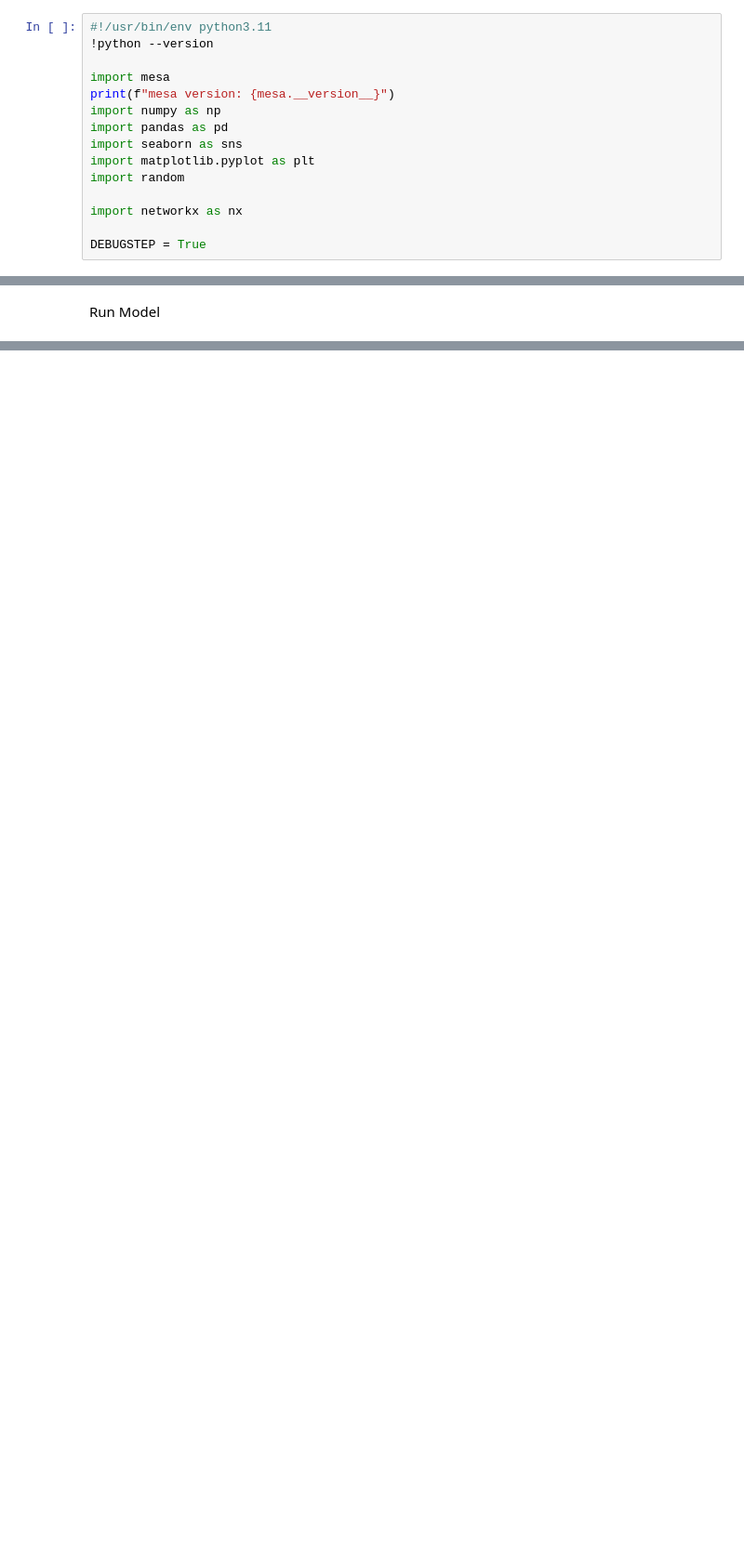
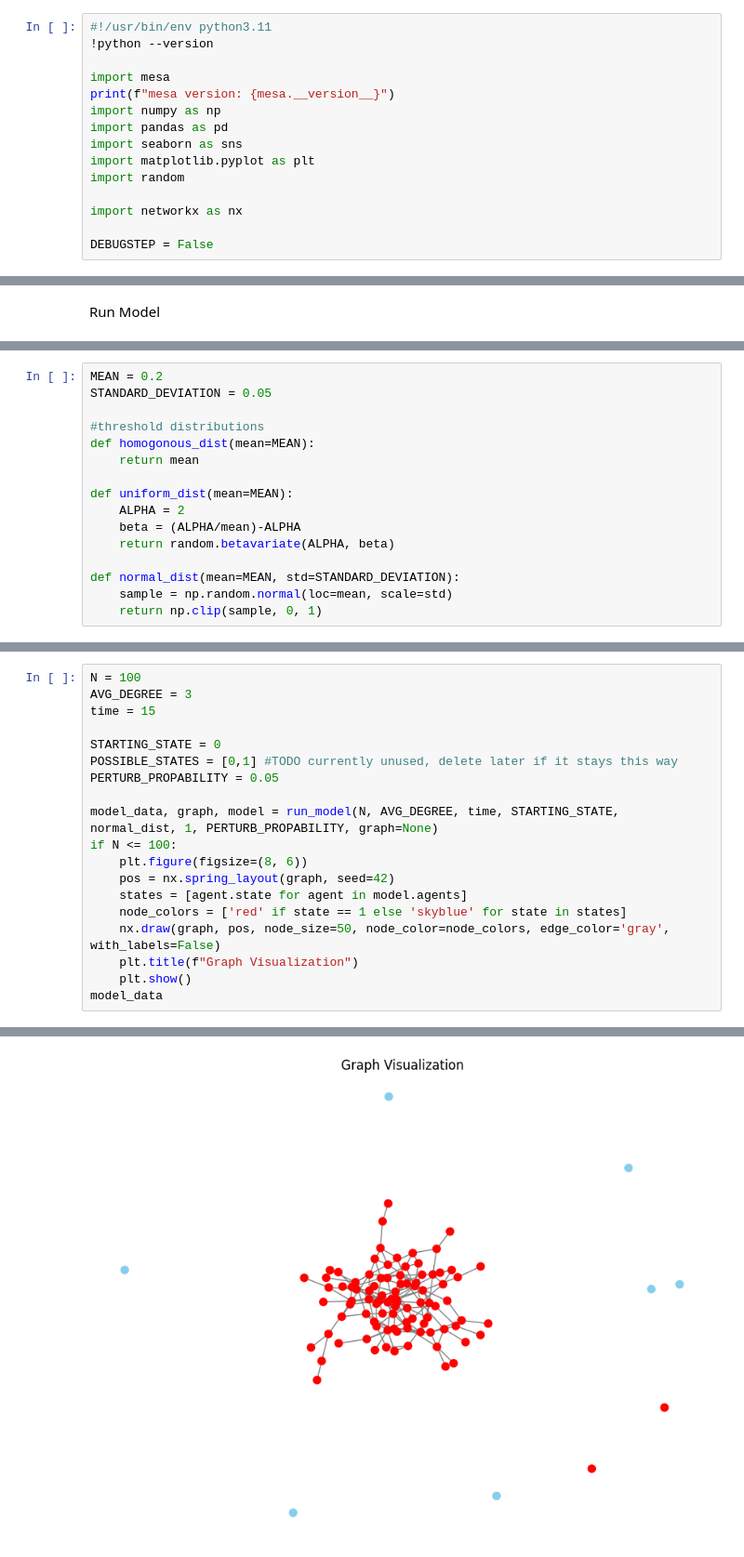
Before and after one commit to Fab159ian/CMSS_Exercises, a Jupyter notebook: exercise2.ipynb, the cells around one changed output, grey strips where cells are left out. Shown: that part at 93% size. Drawn from its saved outputs; the diff is of its cells as text; blank space fills up the shorter version.

Commit message:
Expand and implement agent model setup

```diff
--- a/exercise2.ipynb
+++ b/exercise2.ipynb
@@ -54,7 +54,7 @@ import random
 
 import networkx as nx
 
-DEBUGSTEP = True
+DEBUGSTEP = False
 # %% [output]
 Python 3.12.10
 mesa version: 3.2.0
@@ -155,0 +205,16 @@ iter: 1, step: 90
+# %%
+MEAN = 0.2
+STANDARD_DEVIATION = 0.05
+
+#threshold distributions
+def homogonous_dist(mean=MEAN):
+    return mean
+
+def uniform_dist(mean=MEAN):
+    ALPHA = 2
+    beta = (ALPHA/mean)-ALPHA
+    return random.betavariate(ALPHA, beta)
+
+def normal_dist(mean=MEAN, std=STANDARD_DEVIATION):
+    sample = np.random.normal(loc=mean, scale=std)
+    return np.clip(sample, 0, 1)
@@ -155,0 +223,20 @@ iter: 1, step: 90
+# %%
+N = 100
+AVG_DEGREE = 3
+time = 15
+
+STARTING_STATE = 0
+POSSIBLE_STATES = [0,1] #TODO currently unused, delete later if it stays this way
+PERTURB_PROPABILITY = 0.05
+
+model_data, graph, model = run_model(N, AVG_DEGREE, time, STARTING_STATE, normal_dist, 1, PERTURB_PROPABILITY, graph=None)
+if N <= 100:
+    plt.figure(figsize=(8, 6))
+    pos = nx.spring_layout(graph, seed=42)
+    states = [agent.state for agent in model.agents]
+    node_colors = ['red' if state == 1 else 'skyblue' for state in states]
+    nx.draw(graph, pos, node_size=50, node_color=node_colors, edge_color='gray', with_labels=False)
+    plt.title(f"Graph Visualization")
+    plt.show()
+model_data
+# %% [output]
@@ -155,0 +244 @@ iter: 1, step: 90
+[figure, added]
```
Also changed, not shown: parts of 7 cells of this notebook.
